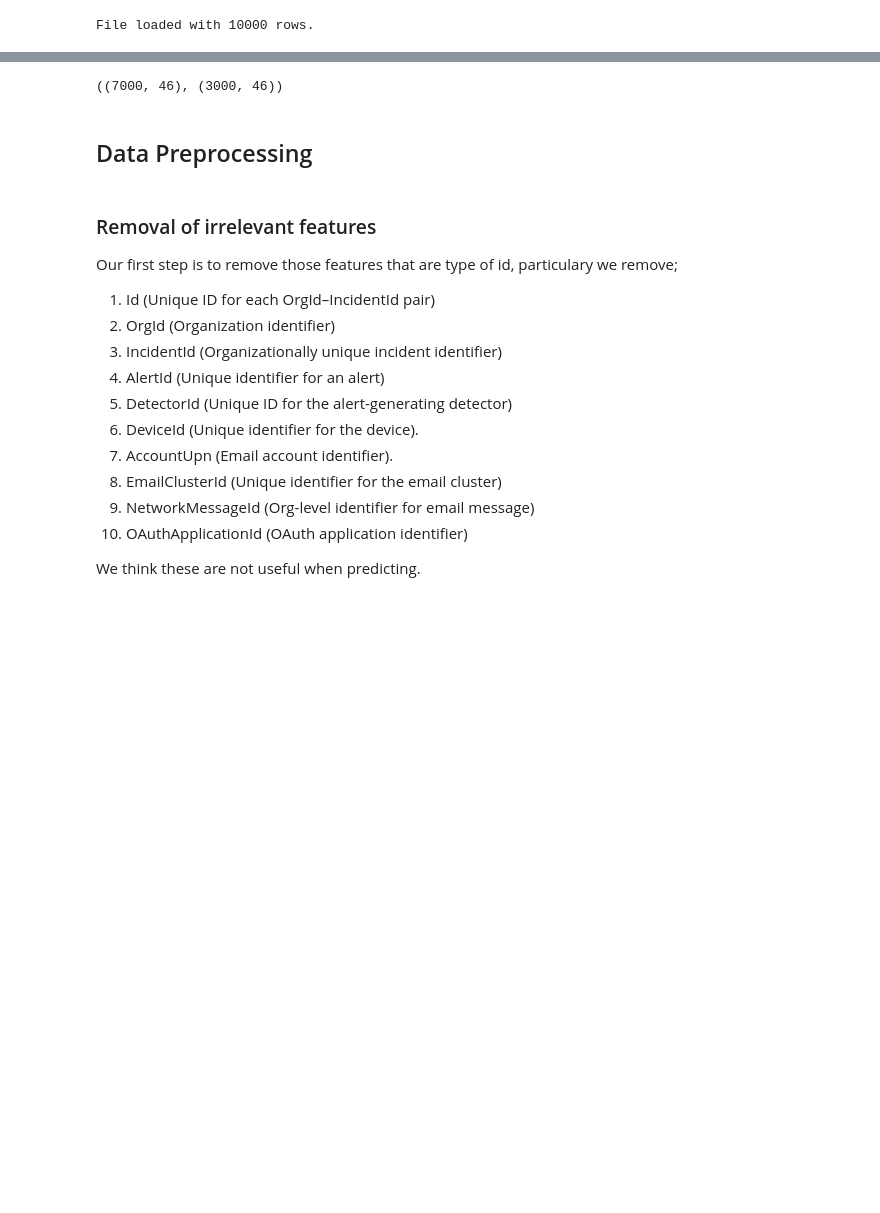
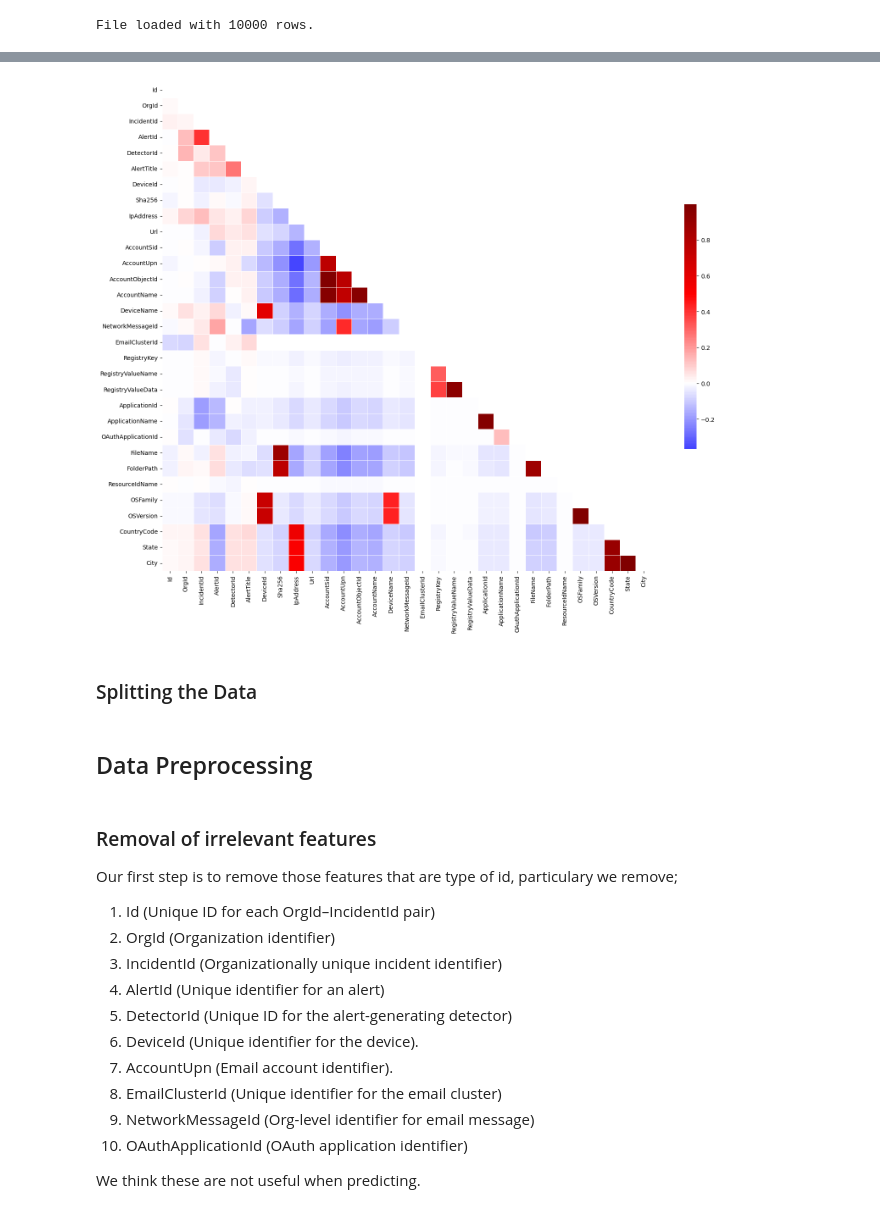
Before and after one commit to yasin281/Microsoft-Security-Incident-Prediction, a Jupyter notebook: src/DataPreparation.ipynb, the cells around one changed output, grey strips where cells are left out. Drawn from its saved outputs; the diff is of its cells as text; code cells hidden in the pictures; blank space fills up the shorter version.

```diff
--- a/src/DataPreparation.ipynb
+++ b/src/DataPreparation.ipynb
@@ -107,9 +248,19 @@ Now we can proceed with applying the preprocessing to the data. Before that, let
+# %%
+corr = df.corr(numeric_only=True)
+mask = np.triu(np.ones_like(corr, dtype=bool))
+plt.subplots(figsize=(20, 15))
+sns.heatmap(corr, mask=mask, cmap='seismic',  center=0, square=True, linewidths=.5, cbar_kws={"shrink": .5});
+# %% [output]
+[figure, added]
+# %% [markdown]
+### Splitting the Data
 # %%
-data_train, data_test = train_test_split(data, test_size=0.3, random_state=42)
+y = data['IncidentGrade']
+X = data.drop(columns=['IncidentGrade'])
 
-data_train.shape, data_test.shape
+X_train, X_test, y_train, y_test = train_test_split(
+    X, y, test_size=0.30, random_state=42, stratify=y
+)
-# %% [output]
-((7000, 46), (3000, 46))
 # %% [markdown]
 ## Data Preprocessing
 # %% [markdown]
```
Also changed, not shown: parts of 54 cells of this notebook, 4 other files.
